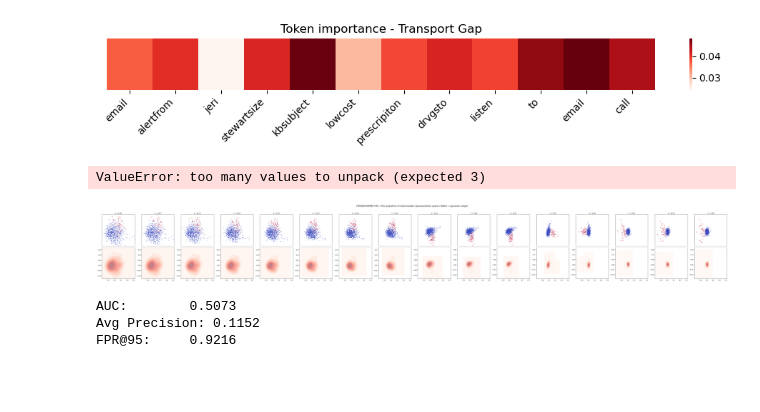
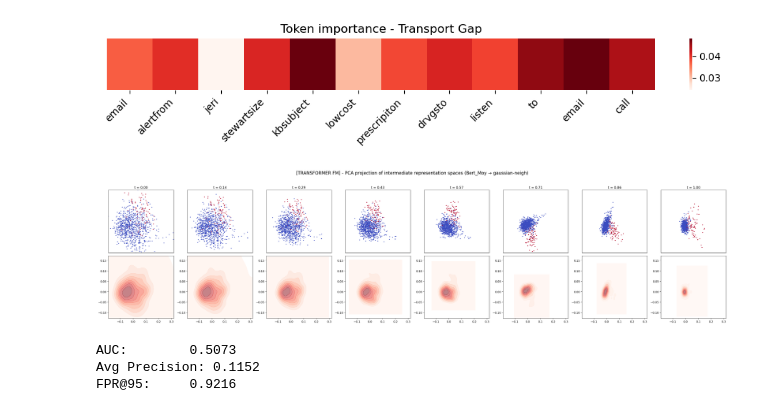
Before and after one commit to AmineYK/Textual-Anomaly-Detection-Framework, a Jupyter notebook: Anomaly Detection Framework/fm_dissect_token.ipynb, the cells around one changed output. Cells and saved outputs as stored; diff of their text form; code cells hidden in the pictures; blank space fills up the shorter version.

```diff
--- a/Anomaly Detection Framework/fm_dissect_token.ipynb
+++ b/Anomaly Detection Framework/fm_dissect_token.ipynb
@@ -58,8 +58,8 @@ def remove_stopwords_batch(batch):
 [nltk_data]     /home/2017025/ayouce01/nltk_data...
 [nltk_data]   Package stopwords is already up-to-date!
 # %%
-dataset_name = '20newsgroups'
-inlier_topic = 'science'
+dataset_name = 'sms'
+inlier_topic = 'normal'
 type_tac = None
 anomaly_rate = 0.1
 save_dir = "/home/2017025/ayouce01/Textual-Anomaly-Detection-Framework/Anomaly Detection Framework/Data"
@@ -357,7 +347,7 @@ def plot_heatmap(importance, tokens, idx):
     plt.tight_layout()
     plt.show()
 # %%
-x_final, velocities_token, x_t_inter = fm_transformer.euler_integrate(X_tokens_test.to(device), attentions_test_mask.to(device), 15, True)
+x_final, velocities_token, x_t_inter = fm_transformer.euler_integrate(X_tokens_test.to(device), attentions_test_mask.to(device), 8, True)
 
 print(x_t_inter.shape)
 print(x_final.shape)
@@ -482,42 +606,8 @@ plot_heatmap(token_effort_inlier, tokens_test_inlier, idx=0)
 plot_heatmap(token_effort_anomaly, tokens_test_anomaly, idx=14)
 # %% [output]
 [figure]
-# %%
-idx = 17
-
-fm_attentions_test = fm_transformer.get_attention_maps(X_tokens_test, t_val=0.5).mean(dim=0)
-matrix = fm_attentions_test[idx].cpu().numpy()
-
-mask = attentions_test_mask[idx].cpu().numpy().astype(bool)
-
-valid_idx = np.where(mask)[0]
-
-matrix_clean = matrix[np.ix_(valid_idx, valid_idx)]
-tokens_clean = np.array([tokens_test[idx][i] for i in valid_idx]).reshape(-1,1)
-print(tokens_clean)
-tokens_clean = clean_tokens(tokens_clean)
-print(tokens_clean)
-
-plt.figure(figsize=(8, 6))
-
-sns.heatmap(
-    matrix_clean,
-    cmap="magma",
-    xticklabels=tokens_clean,
-    yticklabels=tokens_clean,
-    square=True
-)
-
-plt.title(f"Sample {idx}")
-plt.xticks(rotation=90)
-plt.yticks(rotation=0)
-
-plt.tight_layout()
-plt.show()
-# %% [output]
-ValueError: too many values to unpack (expected 3)
 # %%
-n_steps = 16
+n_steps = 8
 # X_np = x_t_inter.mean(dim=2).detach().cpu().numpy()
 X_np = x_t_inter.detach().cpu().numpy()
 algos = {
@@ -550,7 +640,7 @@ for algo_name, algo in algos.items():
         ax_scatter.scatter(
             X_2d[:, 0],
             X_2d[:, 1],
-            c=y_test,
+            c=y_test[:3000],
             cmap="coolwarm",
             s=5,
             alpha=0.7
@@ -564,35 +654,35 @@ for algo_name, algo in algos.items():
         # ax_scatter.text(
         #     0.05, 0.95,
         #     f"AUC={metrics_history_norm[i][0]:.3f}\n"
         #     f"FPR95={metrics_history_norm[i][1]:.3f}\n"
         #     f"AP={metrics_history_norm[i][2]:.3f}",
         #     transform=ax_scatter.transAxes,
         #     fontsize=9,
         #     verticalalignment='top',
         #     bbox=dict(boxstyle="round", facecolor="white", alpha=0.7)
         # )
         ax_kde = axes[1, i]
         sns.kdeplot(
             x=X_2d[:, 0],
             y=X_2d[:, 1],
             ax=ax_kde,
             fill=True,
             cmap="Reds",
             alpha=0.5,
             levels=10,
             thresh=0
         )
         ax_kde.set_xlim(x_min, x_max)
         ax_kde.set_ylim(y_min, y_max)
 
     fig.suptitle(
-        f"[TRANSFORMER FM] - {algo_name} projection of intermediate representation spaces ({naming_dis['source']} → {naming_dis['target']})",
+        f"[TRANSFORMER FM] - {algo_name} projection of intermediate representation spaces (Bert_Moy → {naming_dis['target']})",
         fontsize=16
     )
     plt.tight_layout(rect=[0, 0, 1, 0.95])
     plt.show()
 # %% [output]
-[figure, old version]
+[figure, new version]
 # %%
 x_after, velocities_tokens = fm_transformer.euler_integrate(X_tokens_test.to(device), 15)
 B, T, D = x_after.shape
```
Also changed, not shown: parts of 23 cells of this notebook, 4 other files.
